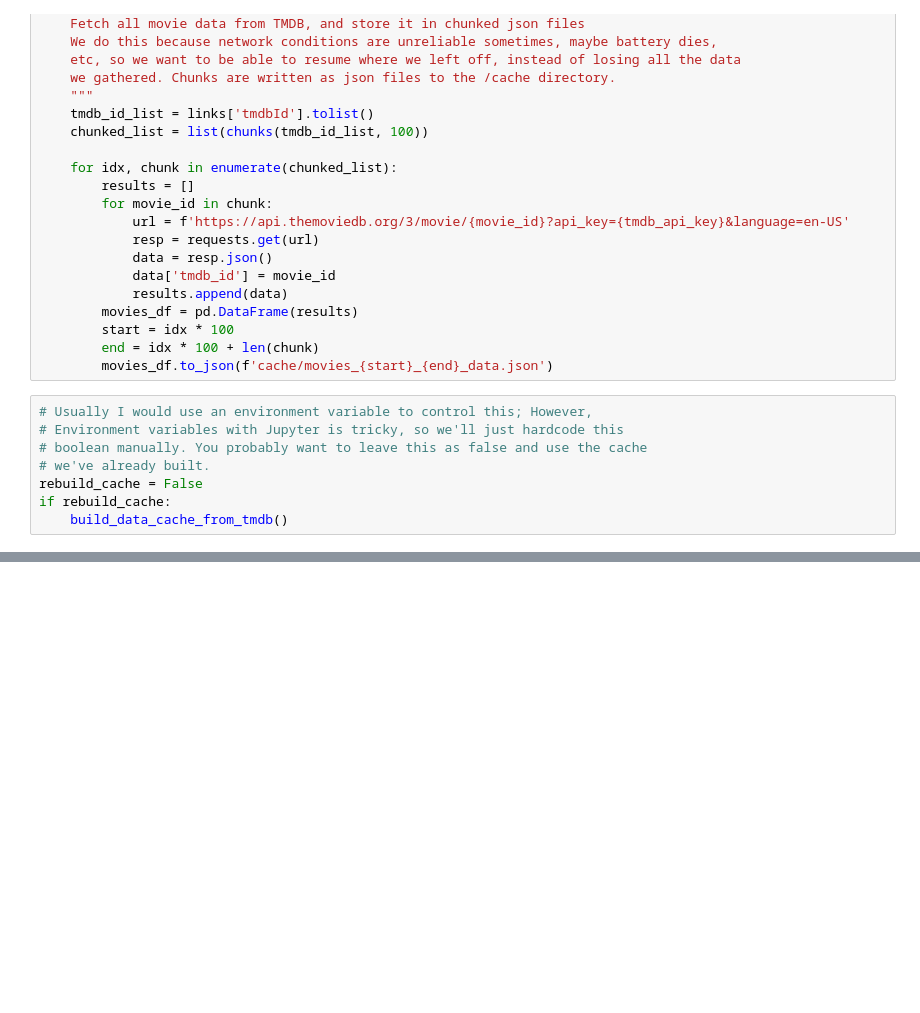
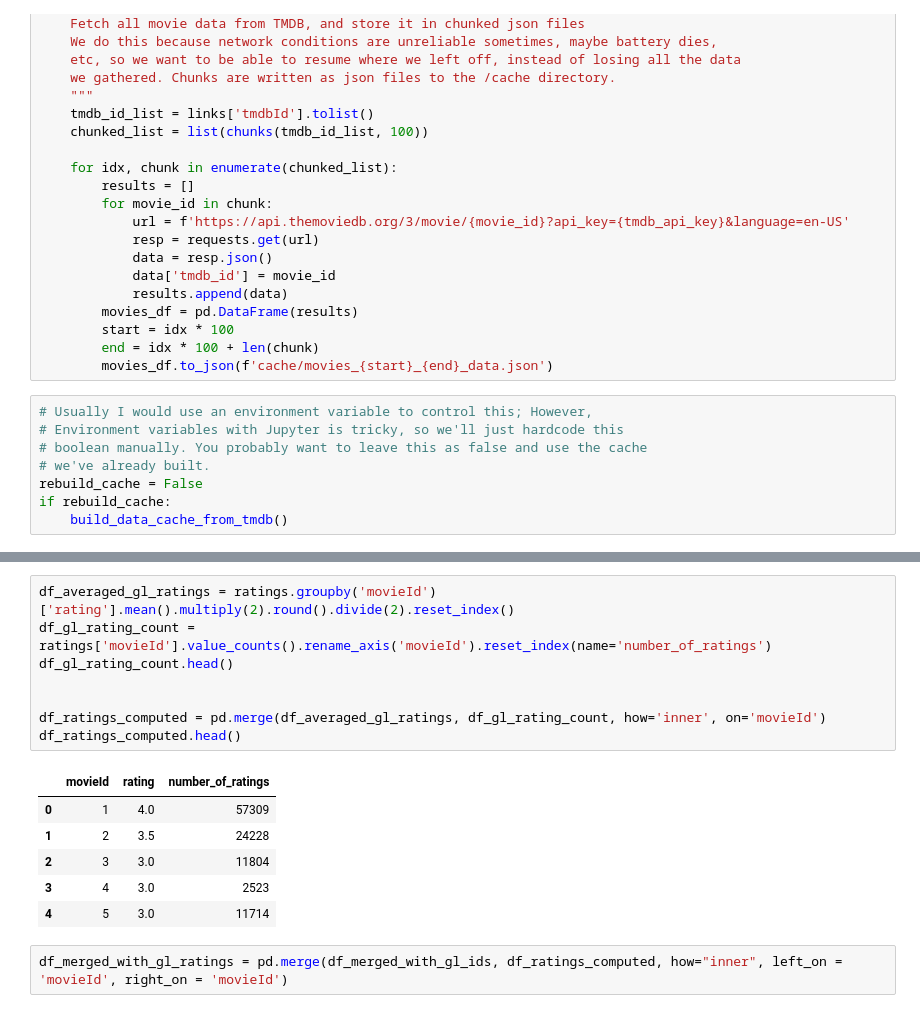
Before and after one commit to jlrosenberg/ds3000-final-project, a Jupyter notebook: team_23_data_analysis_plan.ipynb, the cells around one changed output, grey strips where cells are left out. Cells and saved outputs as stored; diff of their text form; blank space fills up the shorter version.

```diff
--- a/team_23_data_analysis_plan.ipynb
+++ b/team_23_data_analysis_plan.ipynb
@@ -247,0 +309,17 @@ movies_df
+# %%
+df_averaged_gl_ratings = ratings.groupby('movieId')['rating'].mean().multiply(2).round().divide(2).reset_index()
+df_gl_rating_count = ratings['movieId'].value_counts().rename_axis('movieId').reset_index(name='number_of_ratings')
+df_gl_rating_count.head()
+
+
+df_ratings_computed = pd.merge(df_averaged_gl_ratings, df_gl_rating_count, how='inner', on='movieId')
+df_ratings_computed.head()
+# %% [output]
+|  | movieId | rating | number_of_ratings |
+| 0 | 1 | 4.0 | 57309 |
+| 1 | 2 | 3.5 | 24228 |
+| 2 | 3 | 3.0 | 11804 |
+| 3 | 4 | 3.0 | 2523 |
+| 4 | 5 | 3.0 | 11714 |
+# %%
+df_merged_with_gl_ratings = pd.merge(df_merged_with_gl_ids, df_ratings_computed, how="inner", left_on = 'movieId', right_on = 'movieId')
```
Also changed, not shown: parts of 12 cells of this notebook.
